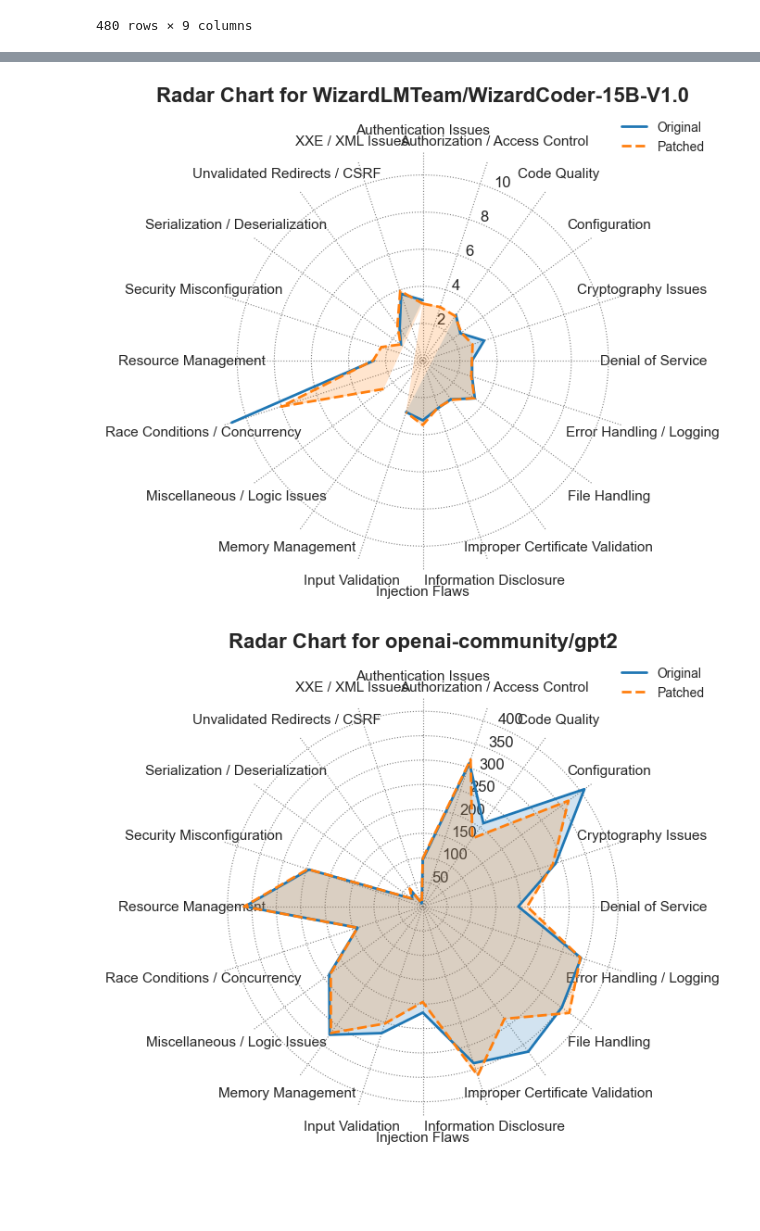
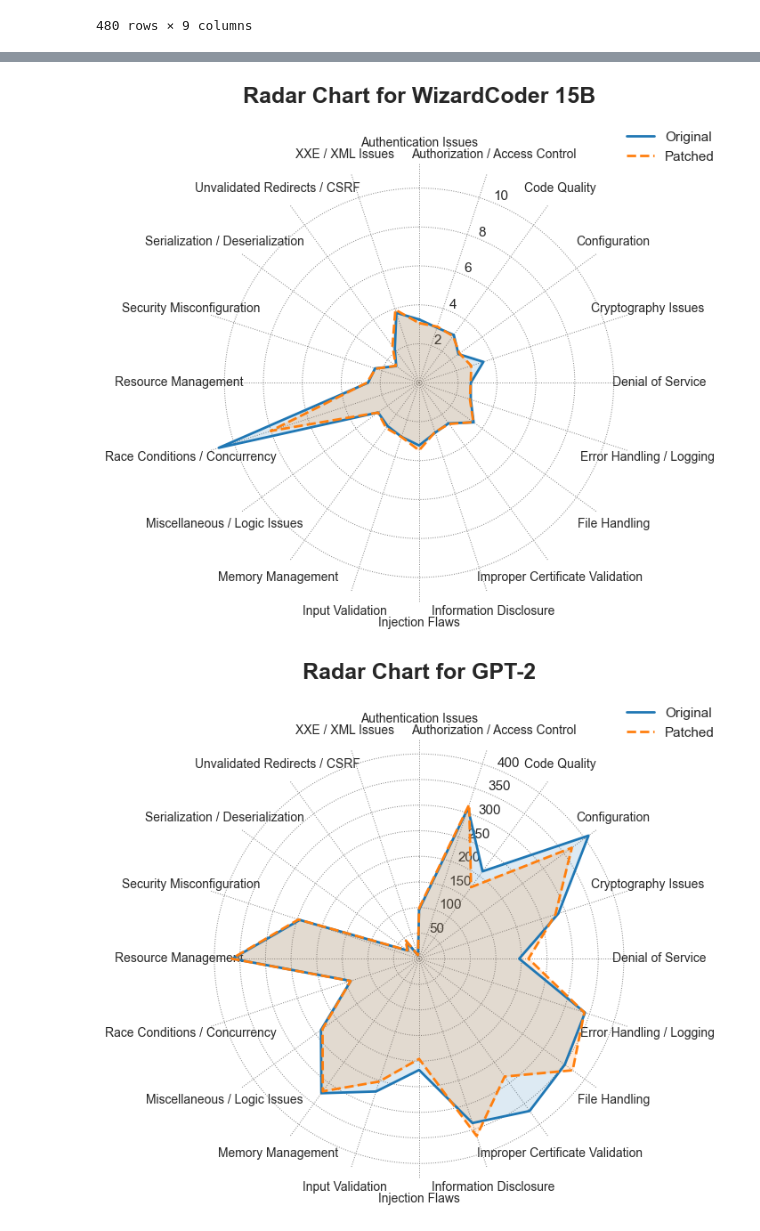
Before and after one commit to rufimelo99/lm-insecure-bias, a Jupyter notebook: sec_aware_cl/perplexity/perplexity.ipynb, the cells around one changed output, grey strips where cells are left out. Drawn from its saved outputs; the diff is of its cells as text; code cells hidden in the pictures; blank space fills up the shorter version.

Commit message:
chore: updating visualization

```diff
--- a/sec_aware_cl/perplexity/perplexity.ipynb
+++ b/sec_aware_cl/perplexity/perplexity.ipynb
@@ -244,7 +251,7 @@ cwe_tags = {
     "File Handling": [
         "CWE-22", "CWE-73", "CWE-434", "CWE-97",
         "CWE-59", "CWE-61", "CWE-552"
-    ],
+    ],blob:vscode-webview://0l1s3qc8u7bo0h7vbs8pcieos7rtg6sj0ihqa2tqi0rv1a8r86lr/5e0e4649-e447-4e2a-9363-203c96377695
     "Memory Management": [
         "CWE-119", "CWE-125", "CWE-787", "CWE-416",
         "CWE-120", "CWE-121", "CWE-122", "CWE-131", "CWE-401", "CWE-415", "CWE-417", "CWE-665", "CWE-667", "CWE-674", "CWE-763", "CWE-772"
@@ -327,7 +334,7 @@ for row in df_cwe_tags.itertuples():
 grouped_df = df_cwe_tags.groupby(["cwe_tag", "model"]).agg({
     "perplexity": lambda x: x.tolist()
 }).reset_index()
-grouped_df["perplexity"] = grouped_df["perplexity"].apply(lambda x: [item for sublist in x for item in sublist])
+grouped_df["perplexity"] = grouped_df["perplexity"].apply(lambda x: [float(item) for sublist in x for item in sublist if item > 0])
 # %%
 # Compute the IQR
 grouped_df["iqr"] = grouped_df["perplexity"].apply(lambda x: np.percentile(x, 75) - np.percentile(x, 25))
@@ -372,45 +472,51 @@ angles += angles[:1]
 
 # Style settings
 plt.rcParams.update({
-    'font.size': 12,
-    'axes.titlesize': 16,
-    'legend.fontsize': 10,
+    'font.size': 11,
+    'axes.titlesize': 18,
+    'legend.fontsize': 11,
 })
 
 # Color palette
-colors = {#
+colors = {
     'Original': '#1f77b4',  # Blue
     'Patched': '#ff7f0e'    # Orange
 }
 
 # Create radar chart for each model
 figures = []
 for model in models:
-    fig, ax = plt.subplots(figsize=(7, 7), subplot_kw=dict(polar=True))
+    fig, ax = plt.subplots(figsize=(8, 8), subplot_kw=dict(polar=True))
 
     for is_patched, style in zip([False, True], ['solid', 'dashed']):
         label = 'Patched' if is_patched else 'Original'
         df_sub = grouped_df[(grouped_df['model'] == model) & (grouped_df['patched'] == is_patched)]
         values = df_sub.set_index('base_cwe').reindex(base_tags)['mean'].tolist()
         values += values[:1]
 
         ax.plot(angles, values, linestyle=style, linewidth=2, label=label, color=colors[label])
-        ax.fill(angles, values, alpha=0.2, color=colors[label])
+        ax.fill(angles, values, alpha=0.15, color=colors[label])
 
     # Aesthetics
     ax.set_xticks(angles[:-1])
-    ax.set_xticklabels(base_tags, fontsize=11)
-    ax.set_title(f'Radar Chart for {model}', y=1.1, fontweight='bold')
+    ax.set_xticklabels(base_tags, fontsize=10)
+
+    # Rotate each xtick label to avoid overlap
+    for label, angle in zip(ax.get_xticklabels(), angles):
+        label.set_rotation(np.degrees(angle))
+        label.set_horizontalalignment('center')
+
+    ax.set_title(f'Radar Chart for {prettier_names[model]}', y=1.12, fontweight='bold')
     ax.legend(loc='upper right', bbox_to_anchor=(1.2, 1.1), frameon=False)
     ax.spines['polar'].set_visible(False)
-    ax.grid(color='gray', linestyle='dotted', linewidth=0.8)
+    ax.grid(color='gray', linestyle='dotted', linewidth=0.7)
     ax.set_theta_offset(np.pi / 2)
     ax.set_theta_direction(-1)
-    plt.tight_layout()
+    plt.tight_layout(pad=3)
 
     figures.append(fig)
 
 plt.show()
 # %% [output]
-[figure, old version]
+[figure, new version]
-[figure, old version]
+[figure, new version]
```
Also changed, not shown: parts of 6 cells of this notebook, 3 other files.
